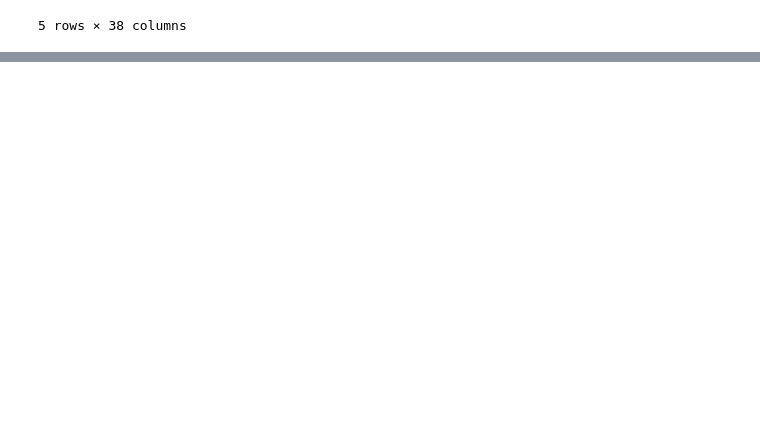
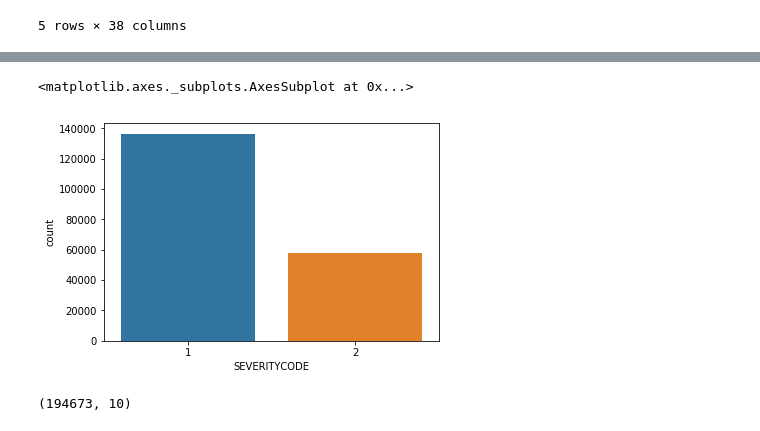
Before and after one commit to cnyamwaro/Coursera_Capstone, a Jupyter notebook: Car Accident Severity Prediction.ipynb, the cells around one changed output, grey strips where cells are left out. Drawn from its saved outputs; the diff is of its cells as text; code cells hidden in the pictures; blank space fills up the shorter version.

```diff
--- a/Car Accident Severity Prediction.ipynb
+++ b/Car Accident Severity Prediction.ipynb
@@ -31,0 +58,2 @@ df.head()
+# %%
+df_accidents=df[['ADDRTYPE','ROADCOND','VEHCOUNT','WEATHER','PERSONCOUNT','SEVERITYCODE','JUNCTIONTYPE','LIGHTCOND','PEDCOUNT','PEDCYLCOUNT']]
@@ -31,0 +71,13 @@ df.head()
+# %%
+
+sns.countplot(df['SEVERITYCODE'],data=df_accidents)
+# %% [output]
+<matplotlib.axes._subplots.AxesSubplot at 0x...>
+[figure, added]
+# %%
+numerical=['PERSONCOUNT','PEDCOUNT','PEDCYLCOUNT','VEHCOUNT']
+categorical=['ADDRTYPE','ROADCOND','WEATHER','SEVERITYCODE','JUNCTIONTYPE','LIGHTCOND']
+df=df[numerical+categorical]
+df.shape
+# %% [output]
+(194673, 10)
```
Also changed, not shown: parts of 25 cells of this notebook.
